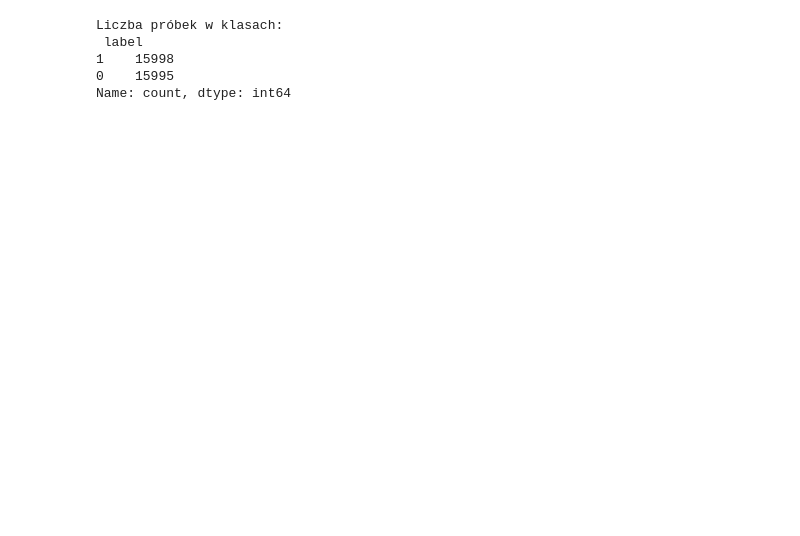
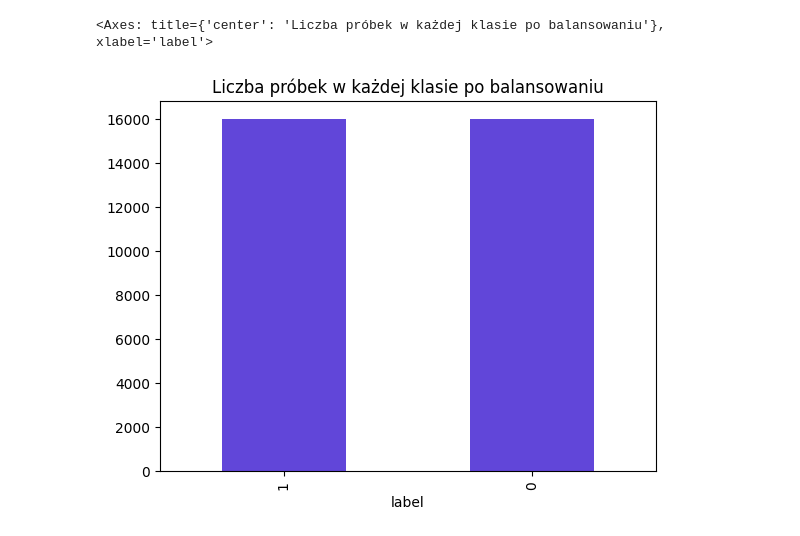
Before and after one commit to konszymanski/safespace-ai, a Jupyter notebook: data/data_preprocessing.ipynb, the cells around one changed output. Cells and saved outputs as stored; diff of their text form; code cells hidden in the pictures; blank space fills up the shorter version.

```diff
--- a/data/data_preprocessing.ipynb
+++ b/data/data_preprocessing.ipynb
@@ -9,6 +22,6 @@ Wykryte kolumny: ['statement', 'status']
 # %%
 target_classes = ['Normal', 'Depression', 'Suicidal']
-df_filtered = df[df['status'].isin(target_classes)].copy()
+df_filtered = df_filtered[df_filtered['status'].isin(target_classes)].copy()
 df_filtered['label'] = df_filtered['status'].map({
     'Normal': 0,
     'Depression': 1,
@@ -46,14 +58,11 @@ def clean_statement(text):
     return text
 # %%
 df_balanced['cleaned_statement'] = df_balanced['statement'].apply(clean_statement)
-df_balanced = df_balanced[df_balanced['cleaned_statement'] != '']
+df_balanced = df_balanced[df_balanced['cleaned_statement'] != ""]
 df_balanced[['cleaned_statement', 'label']].to_csv('cleaned_data.csv', index=False)
 
 counts_bal = df_balanced['label'].value_counts()
-print("Liczba próbek w klasach:\n", counts_bal)
+counts_bal.plot(kind='bar', title='Liczba próbek w każdej klasie po balansowaniu', color='#6146d9ff')
 # %% [output]
-Liczba próbek w klasach:
- label
-1    15998
-0    15995
-Name: count, dtype: int64
+<Axes: title={'center': 'Liczba próbek w każdej klasie po balansowaniu'}, xlabel='label'>
+[figure, added]
```
Also changed, not shown: parts of 3 cells of this notebook, 19 other files.
